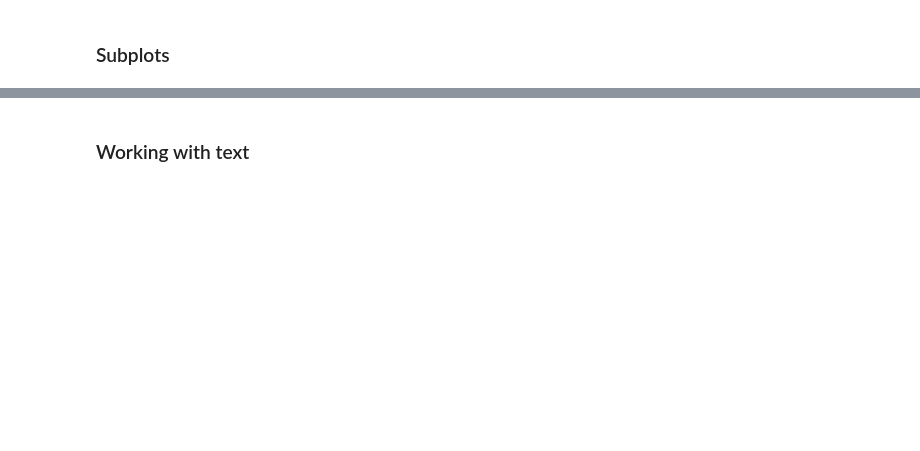
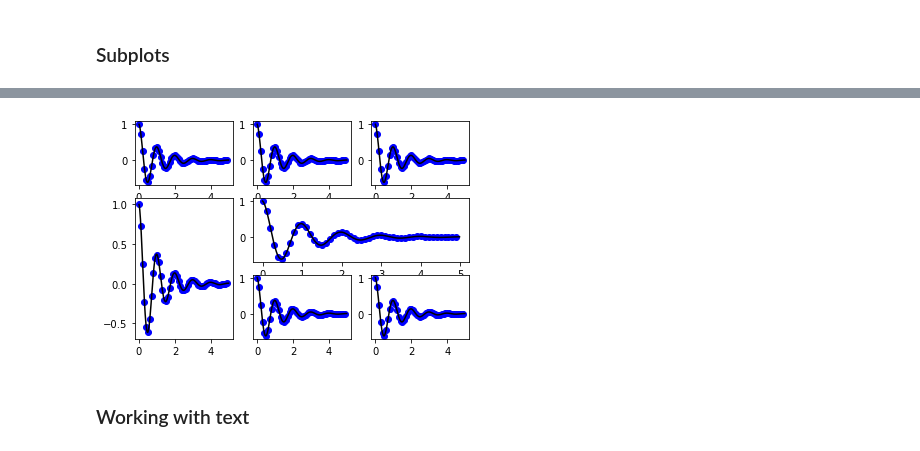
Before and after one commit to udveg/DS601_Fall21, a Jupyter notebook: Week02/Week02 - visualization.ipynb, the cells around one changed output, grey strips where cells are left out. Cells and saved outputs as stored; diff of their text form; code cells hidden in the pictures; blank space fills up the shorter version.

```diff
--- a/Week02/Week02 - visualization.ipynb
+++ b/Week02/Week02 - visualization.ipynb
@@ -107,3 +117,38 @@ plt.show()
+# %%
+# Examples
+
+plt.figure()
+plt.subplot(3,3,1)
+plt.plot(t1, f(t1), 'bo')
+plt.plot(t2, f(t2), 'k')
+
+plt.subplot(3,3,2)
+plt.plot(t1, f(t1), 'bo')
+plt.plot(t2, f(t2), 'k')
+
+plt.subplot(3,3,3)
+plt.plot(t1, f(t1), 'bo')
+plt.plot(t2, f(t2), 'k')
+
+plt.subplot(3,3, (4, 7))
+plt.plot(t1, f(t1), 'bo')
+plt.plot(t2, f(t2), 'k')
+
+plt.subplot(3,3,(5, 6))
+plt.plot(t1, f(t1), 'bo')
+plt.plot(t2, f(t2), 'k')
+
+plt.subplot(3,3,8)
+plt.plot(t1, f(t1), 'bo')
+plt.plot(t2, f(t2), 'k')
+
+plt.subplot(3,3,9)
+plt.plot(t1, f(t1), 'bo')
+plt.plot(t2, f(t2), 'k')
+
+plt.show()
+# %% [output]
+[figure, added]
 # %% [markdown]
 ### Working with text
 # %%
```
Also changed, not shown: parts of 19 cells of this notebook, 3 other files.
